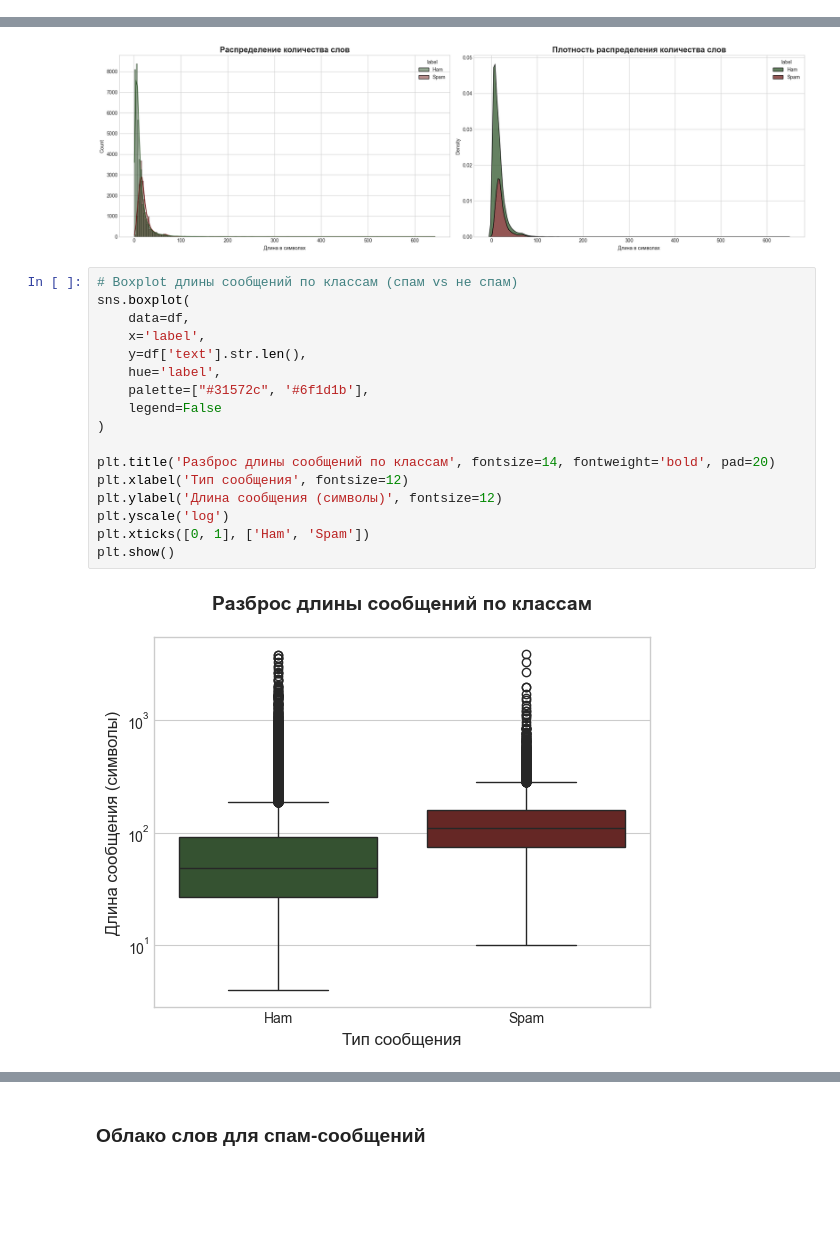
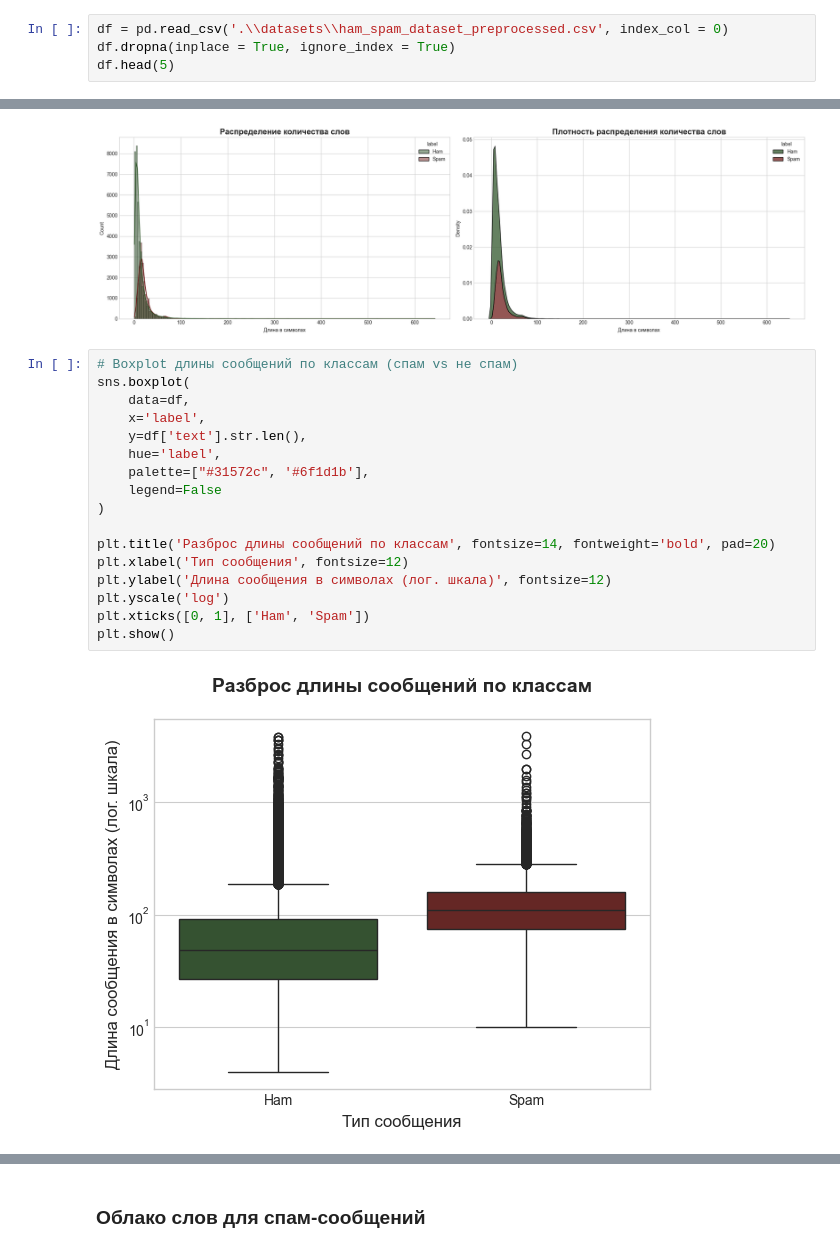
Before and after one commit to cherryBOMBcherry/project_SpamBotDetector, a Jupyter notebook: EDA.ipynb, the cells around one changed output, grey strips where cells are left out. Cells and saved outputs as stored; diff of their text form; blank space fills up the shorter version.

```diff
--- a/EDA.ipynb
+++ b/EDA.ipynb
@@ -227,0 +199,4 @@ df.head(5)
+# %%
+df = pd.read_csv('.\\datasets\\ham_spam_dataset_preprocessed.csv', index_col = 0)
+df.dropna(inplace = True, ignore_index = True)
+df.head(5)
@@ -376,22 +358,22 @@ plt.show()
 # %%
 # Boxplot длины сообщений по классам (спам vs не спам)
 sns.boxplot(
     data=df,
     x='label',
     y=df['text'].str.len(),
     hue='label',
     palette=["#31572c", '#6f1d1b'],
     legend=False
 )
 
 plt.title('Разброс длины сообщений по классам', fontsize=14, fontweight='bold', pad=20)
 plt.xlabel('Тип сообщения', fontsize=12)
-plt.ylabel('Длина сообщения (символы)', fontsize=12)
+plt.ylabel('Длина сообщения в символах (лог. шкала)', fontsize=12)
 plt.yscale('log')
 plt.xticks([0, 1], ['Ham', 'Spam'])
 plt.show()
 # %% [output]
-[figure, old version]
+[figure, new version]
 # %%
 # чистим
 
```
Also changed, not shown: parts of 18 cells of this notebook, 5 other files.
